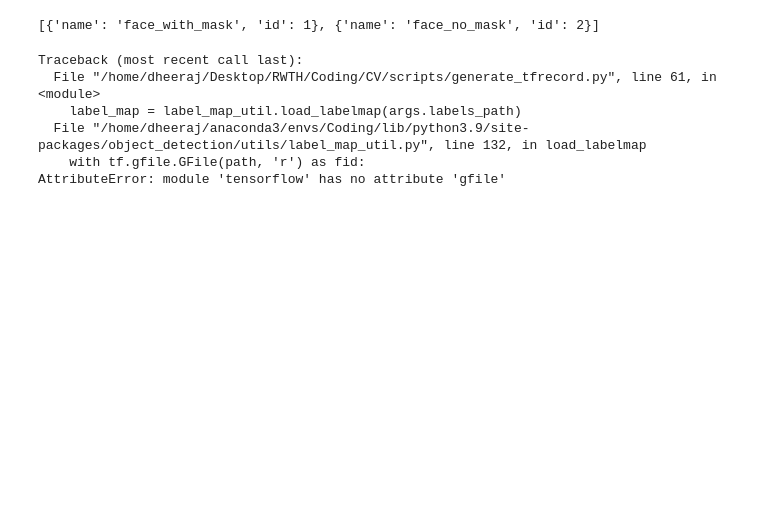
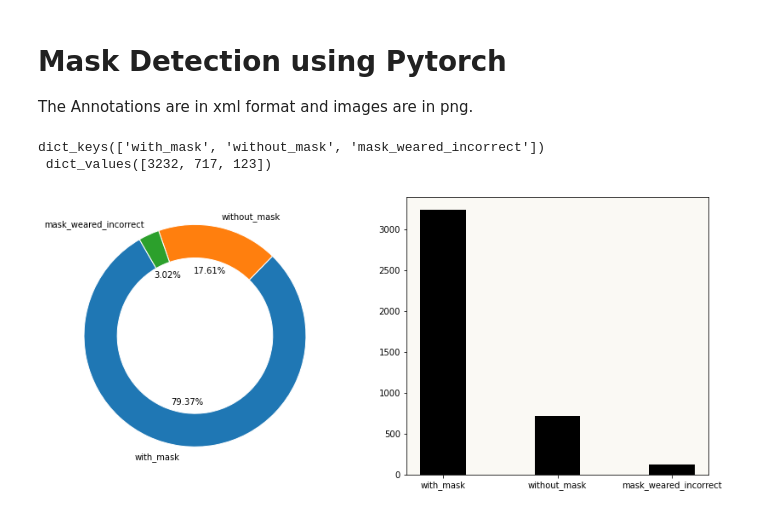
Before and after one commit to Unnon97/Python_Projects, a Jupyter notebook: Mask_Detector/MaskDetector.ipynb, the cells around one changed output. Saved outputs shown, nothing was run; the diff lists cells and outputs as text; code cells hidden in the pictures; blank space fills up the shorter version.

```diff
--- a/Mask_Detector/MaskDetector.ipynb
+++ b/Mask_Detector/MaskDetector.ipynb
@@ -1 +1,5 @@
+# %% [markdown]
+# Mask Detection using Pytorch
+
+The Annotations are in xml format and images are in png.
 # %%
@@ -13,20 +18,40 @@ labels = [{'name':'face_with_mask','id':1}, {'name': 'face_no_mask','id':2}]
 # %%
-labels
+img_names = []
+xml_names = []
+for dirname, _ , filenames in os.walk('data/'):
+    for filename in filenames:
+        if os.path.join(dirname, filename)[-3:]!="xml":
+            img_names.append(filename)
+        else:
+            xml_names.append(filename)
-# %% [output]
-[{'name': 'face_with_mask', 'id': 1}, {'name': 'face_no_mask', 'id': 2}]
 # %%
-with open(annotation_PATH + '/label_map.pbtxt','w' ) as f:
-    for label in labels:
-        f.write('item[\n')
-        f.write('\tname:\'{}\'\n'.format(label['name']))
-        f.write('\tid:{}\n'.format(label['id']))
-        f.write('}\n')
+path_annotations = "data/annotations/"
+listing = []
+
+for i in img_names[:]:
+    with open(path_annotations+i[:-4]+".xml") as fd:
+        doc = xmltodict.parse(fd.read())
+    temp = doc["annotation"]["object"]
+    if type(temp) == list:
+        for i in  range(len(temp)):
+            listing.append(temp[i]["name"])
+    else:
+        listing.append(temp["name"])
+
+Items = Counter(listing).keys()
+values = Counter(listing).values()
+print(Items, '\n', values)
+# %% [output]
+dict_keys(['with_mask', 'without_mask', 'mask_weared_incorrect'])
+ dict_values([3232, 717, 123])
 # %%
-!python {scripts_PATH+ '/generate_tfrecord.py'} -x {image_PATH + '/train'} -l {annotation_PATH + '/label_map.pbtxt'} -o {annotation_PATH + '/train.record'}
+fig, (ax1, ax2) = plt.subplots(1, 2, figsize = (14,6))
+background_color = '#faf9f4'
+ax1.set_facecolor(background_color)
+ax2.set_facecolor(background_color)
+ax1.pie(values, wedgeprops=dict(width=0.3, edgecolor='w'),
+        labels=Items, radius = 1, startangle = 120, autopct = '%1.2f%%')
+ax2 = plt.bar(Items, list(values), color = 'black', width = 0.4)
+plt.show()
 # %% [output]
-Traceback (most recent call last):
-  File "/home/dheeraj/Desktop/RWTH/Coding/CV/scripts/generate_tfrecord.py", line 61, in <module>
-    label_map = label_map_util.load_labelmap(args.labels_path)
-  File "/home/dheeraj/anaconda3/envs/Coding/lib/python3.9/site-packages/object_detection/utils/label_map_util.py", line 132, in load_labelmap
-    with tf.gfile.GFile(path, 'r') as fid:
-AttributeError: module 'tensorflow' has no attribute 'gfile'
+[figure, added]
```
Also changed, not shown: parts of 3 cells of this notebook, 4 other files.
